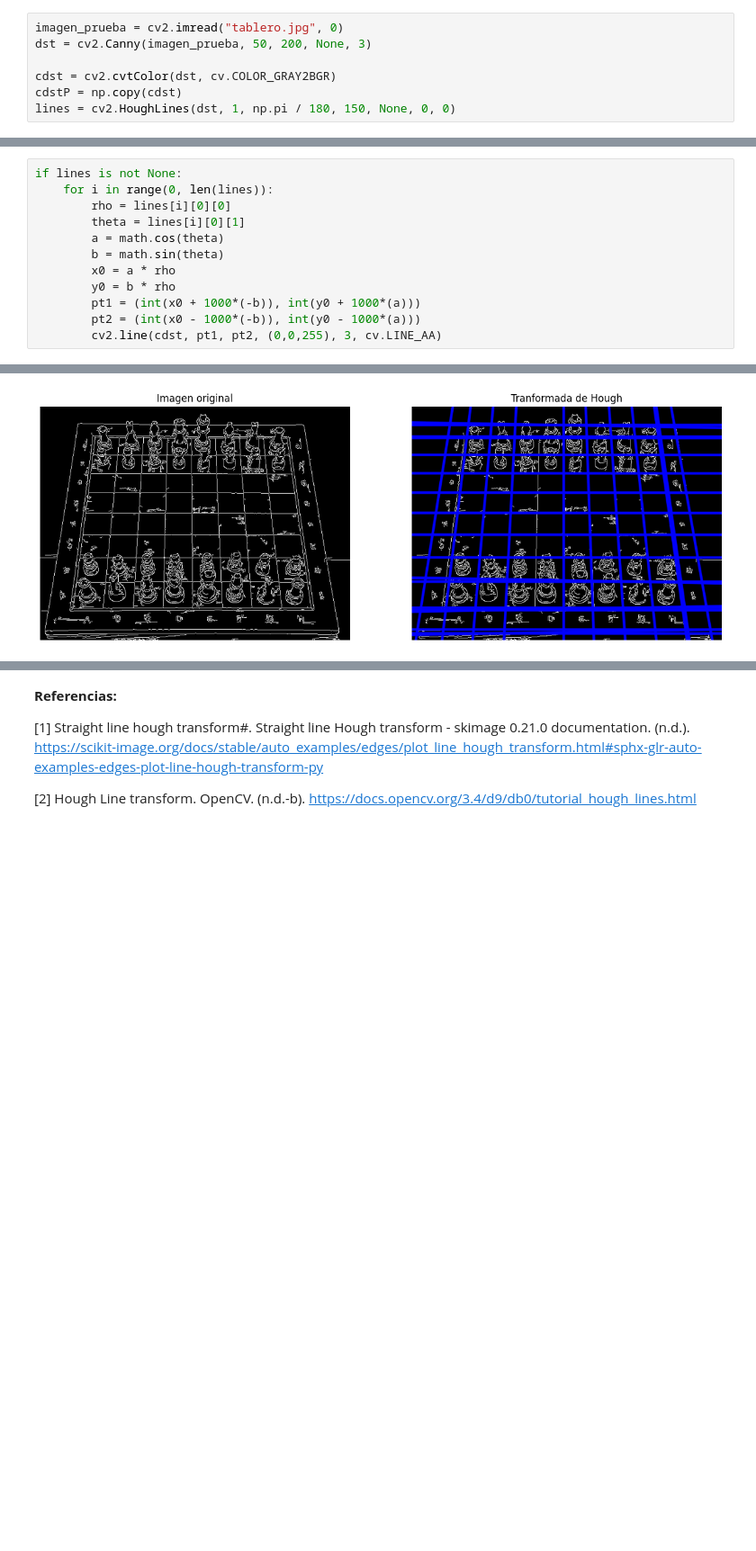
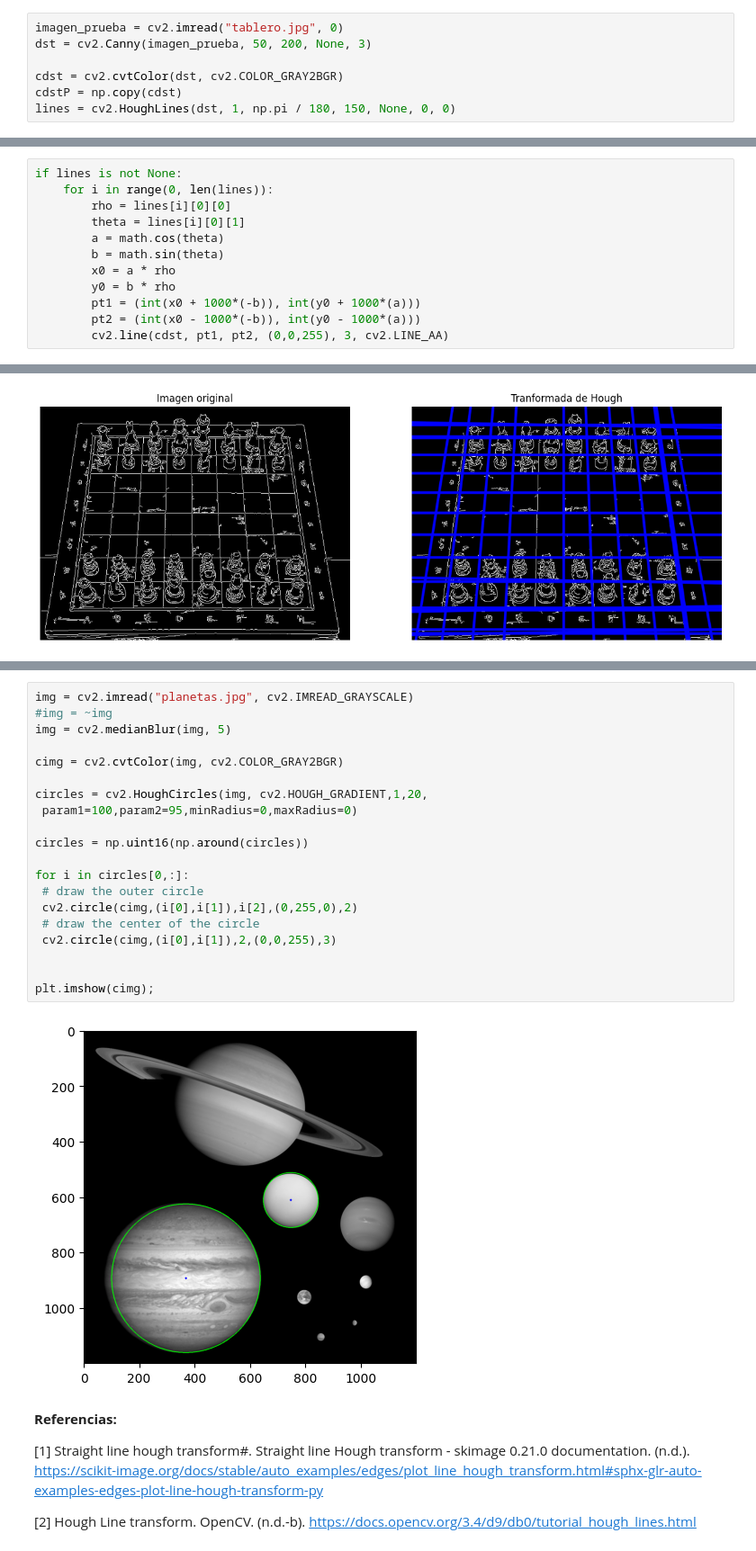
Before and after one commit to PedroAMtz/Verano_VisionComputacional, a Jupyter notebook: Clase_7_Transformada_de_Hough/Transformada_de_Hough.ipynb, the cells around one changed output, grey strips where cells are left out. Shown at 90% size. Cells and saved outputs as stored; diff of their text form; blank space fills up the shorter version.

Commit message:
Added circle transform

```diff
--- a/Clase_7_Transformada_de_Hough/Transformada_de_Hough.ipynb
+++ b/Clase_7_Transformada_de_Hough/Transformada_de_Hough.ipynb
@@ -128,7 +128,7 @@ plt.show()
 imagen_prueba = cv2.imread("tablero.jpg", 0)
 dst = cv2.Canny(imagen_prueba, 50, 200, None, 3)
 
-cdst = cv2.cvtColor(dst, cv.COLOR_GRAY2BGR)
+cdst = cv2.cvtColor(dst, cv2.COLOR_GRAY2BGR)
 cdstP = np.copy(cdst)
 lines = cv2.HoughLines(dst, 1, np.pi / 180, 150, None, 0, 0)
 # %%
@@ -146,7 +146,7 @@ if lines is not None:
         y0 = b * rho
         pt1 = (int(x0 + 1000*(-b)), int(y0 + 1000*(a)))
         pt2 = (int(x0 - 1000*(-b)), int(y0 - 1000*(a)))
-        cv2.line(cdst, pt1, pt2, (0,0,255), 3, cv.LINE_AA)
+        cv2.line(cdst, pt1, pt2, (0,0,255), 3, cv2.LINE_AA)
 # %%
 def mostrar_imagenes(imagen_original, imagen_lineas):
     fig, (ax1, ax2) = plt.subplots(1, 2, figsize=(15,10))
@@ -163,3 +165,25 @@ mostrar_imagenes(dst, cdst)
+# %%
+img = cv2.imread("planetas.jpg", cv2.IMREAD_GRAYSCALE)
+#img = ~img
+img = cv2.medianBlur(img, 5)
+
+cimg = cv2.cvtColor(img, cv2.COLOR_GRAY2BGR)
+
+circles = cv2.HoughCircles(img, cv2.HOUGH_GRADIENT,1,20,
+ param1=100,param2=95,minRadius=0,maxRadius=0)
+
+circles = np.uint16(np.around(circles))
+
+for i in circles[0,:]:
+ # draw the outer circle
+ cv2.circle(cimg,(i[0],i[1]),i[2],(0,255,0),2)
+ # draw the center of the circle
+ cv2.circle(cimg,(i[0],i[1]),2,(0,0,255),3)
+
+
+plt.imshow(cimg);
+# %% [output]
+[figure, added]
 # %% [markdown]
 **Referencias:**
 
```
Also changed, not shown: parts of 1 cell of this notebook.
